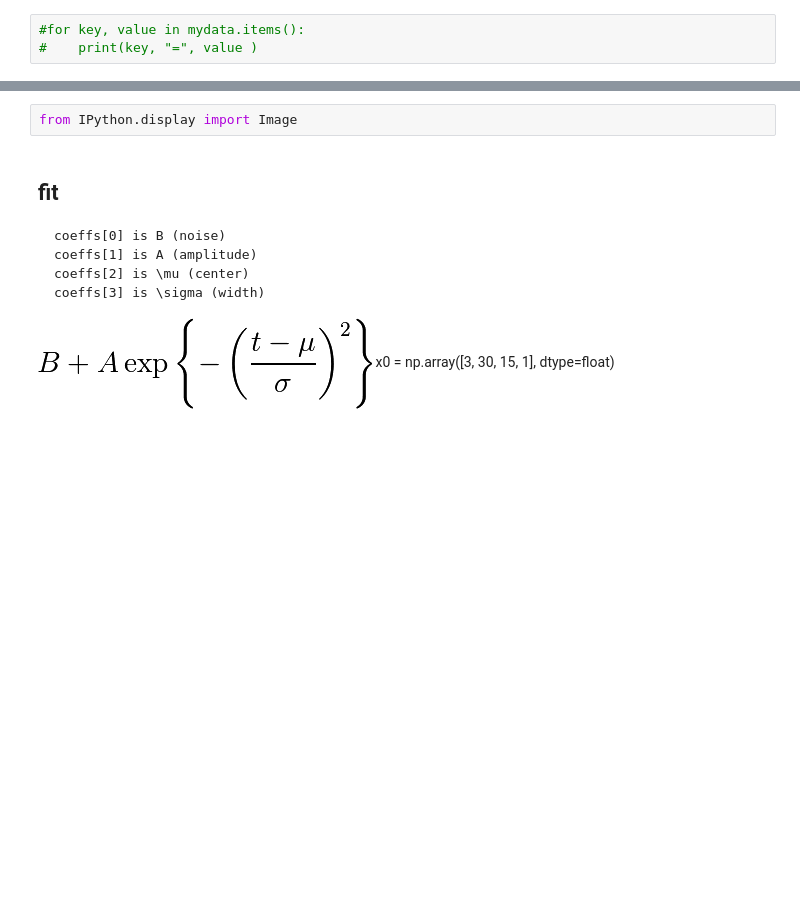
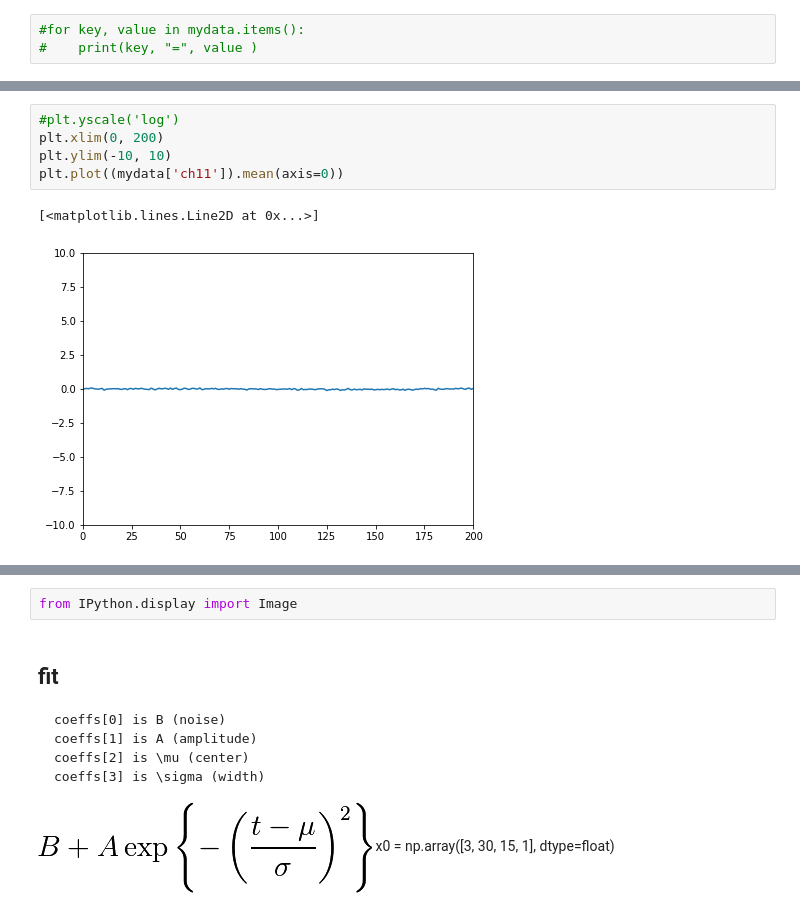
Before and after one commit to fdolek/pypuca, a Jupyter notebook: plt_all.ipynb, the cells around one changed output, grey strips where cells are left out. Cells and saved outputs as stored; diff of their text form; blank space fills up the shorter version.

```diff
--- a/plt_all.ipynb
+++ b/plt_all.ipynb
@@ -61,3 +55,11 @@ for key, value in mydata.items():
+# %%
+#plt.yscale('log')
+plt.xlim(0, 200)
+plt.ylim(-10, 10)
+plt.plot((mydata['ch11']).mean(axis=0))
+# %% [output]
+[<matplotlib.lines.Line2D at 0x...>]
+[figure, added]
 # %%
 bline_dict = {}
 
```
Also changed, not shown: parts of 21 cells of this notebook, 18 other files.
